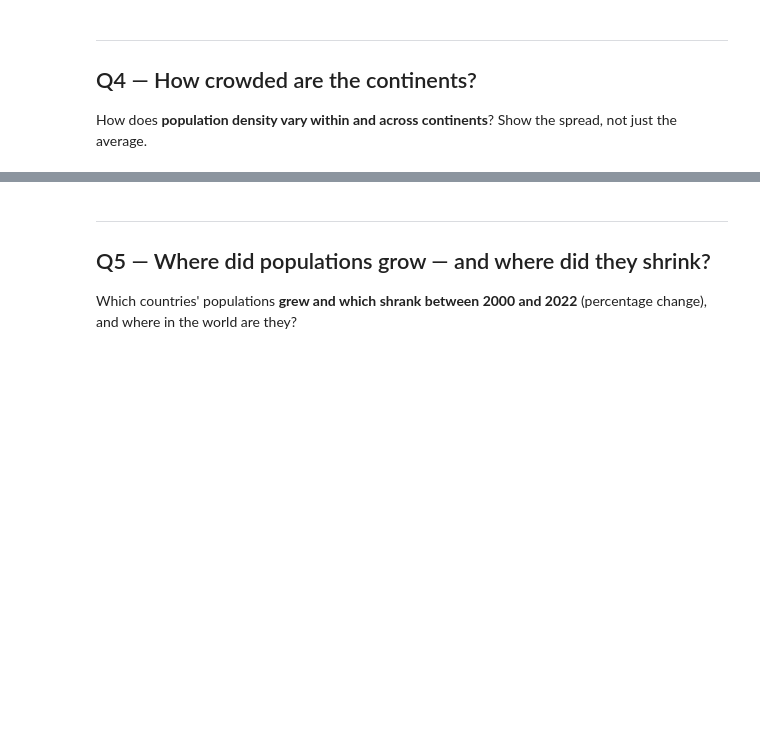
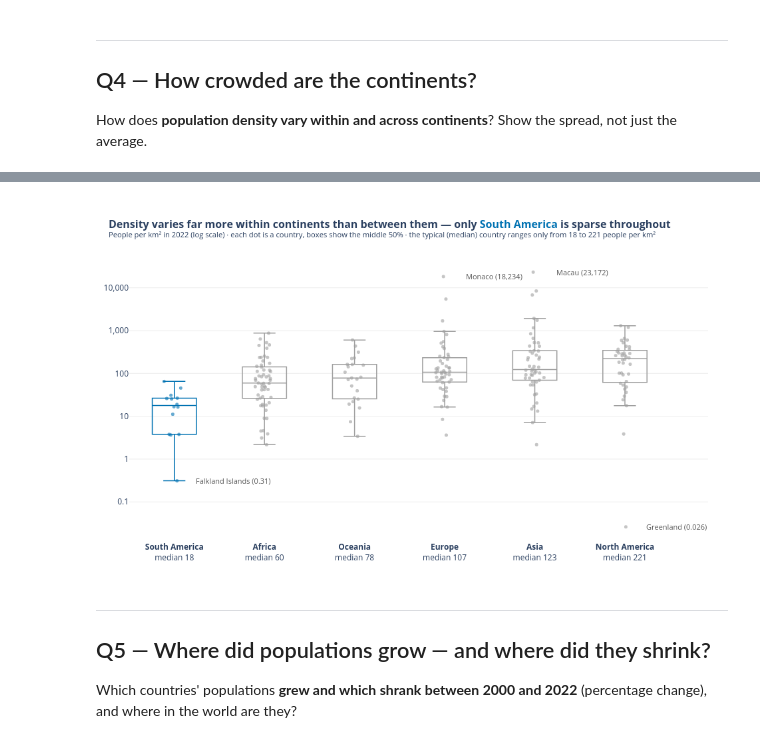
Before and after one commit to nikhilsaiprabhath-star/dataviz-exercises-nikhil, a Jupyter notebook: Quiz/dataviz_quiz.ipynb, the cells around one changed output, grey strips where cells are left out. Cells and saved outputs as stored; diff of their text form; code cells hidden in the pictures; blank space fills up the shorter version.

```diff
--- a/Quiz/dataviz_quiz.ipynb
+++ b/Quiz/dataviz_quiz.ipynb
@@ -106,6 +241,42 @@ How does **population density vary within and across continents**? Show the spre
 # %%
 # Q4
-# YOUR CODE HERE
+GREY, ACCENT = '#9E9E9E', '#0072B2'
+
+# Box statistics are computed on log10(density) so the boxes and whiskers match the log scale we read them on
+q4 = df.assign(LogDensity=np.log10(df['Density']))
+medians = q4.groupby('Continent')['Density'].median().sort_values()        # order continents by typical density
+uniformly_sparse = q4.groupby('Continent')['Density'].max().idxmin()        # continent whose densest country is least dense
+
+fig = px.box(q4, x='Continent', y='LogDensity', color='Continent', points='all',
+             hover_name='Country', hover_data={'Continent': False, 'LogDensity': False, 'Density': ':,.1f'},
+             category_orders={'Continent': list(medians.index)},
+             color_discrete_map={c: ACCENT if c == uniformly_sparse else GREY for c in medians.index},
+             template='plotly_white')
+fig.update_traces(jitter=0.5, pointpos=0, marker=dict(size=5, opacity=0.6), line=dict(width=1.5),
+                  fillcolor='rgba(0,0,0,0)')
+
+# Name the extremes so the reader sees what the spread is made of
+extremes = pd.concat([q4.nlargest(2, 'Density'), q4.nsmallest(2, 'Density')])
+for _, row in extremes.iterrows():
+    value = f"{row['Density']:.2g}" if row['Density'] < 1 else f"{row['Density']:,.0f}"
+    fig.add_annotation(x=row['Continent'], y=row['LogDensity'], text=f"{row['Country']} ({value})",
+                       showarrow=False, xanchor='left', xshift=30, font=dict(size=11, color='#555555'))
+
+# Medians written into the axis labels (direct labels instead of a legend)
+fig.update_xaxes(title=None, tickvals=list(medians.index),
+                 ticktext=[f'<b>{c}</b><br>median {m:,.0f}' for c, m in medians.items()])
+fig.update_yaxes(title=None, tickvals=[-1, 0, 1, 2, 3, 4],
+                 ticktext=['0.1', '1', '10', '100', '1,000', '10,000'], gridcolor='#EEEEEE', zeroline=False)
+fig.update_layout(
+    title=dict(text=f"<b>Density varies far more within continents than between them — "
+                    f"only <span style='color:{ACCENT}'>{uniformly_sparse}</span> is sparse throughout</b>"
+                    f"<br><sup>People per km² in 2022 (log scale) · each dot is a country, boxes show the middle 50% · "
+                    f"the typical (median) country ranges only from {medians.min():,.0f} to {medians.max():,.0f} people per km²</sup>",
+               x=0.02, xanchor='left', font=dict(size=16)),
+    showlegend=False, boxmode='overlay', width=950, height=560, margin=dict(l=50, r=30, t=90, b=40))
+fig.show()
+# %% [output]
+[figure, added]
 # %% [markdown]
 ---
 ## Q5 — Where did populations grow — and where did they shrink?
```
Also changed, not shown: parts of 14 cells of this notebook.
